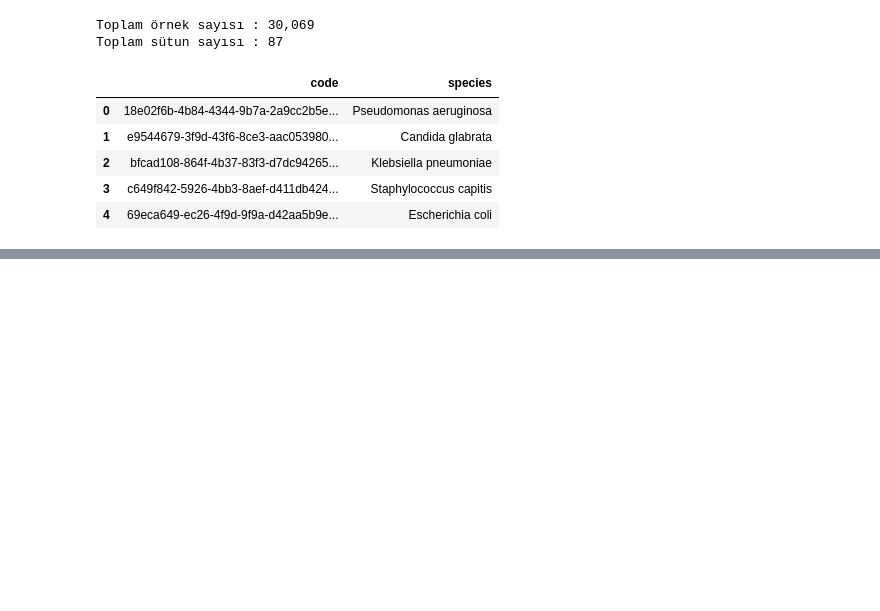
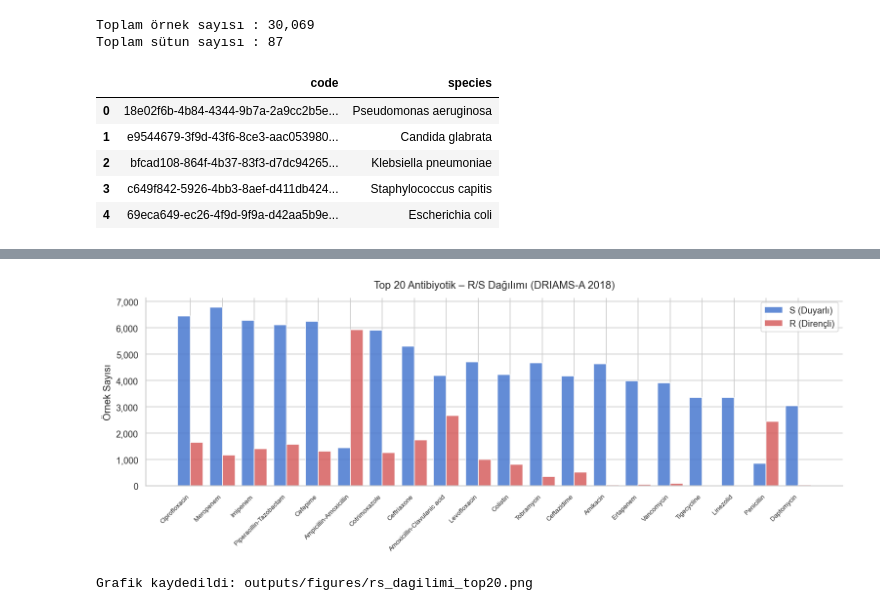
Before and after one commit to mustafag63/amr-prediction, a Jupyter notebook: notebooks/01_eda.ipynb, the cells around one changed output, grey strips where cells are left out. Saved outputs shown, nothing was run; the diff lists cells and outputs as text; code cells hidden in the pictures; blank space fills up the shorter version.

```diff
--- a/notebooks/01_eda.ipynb
+++ b/notebooks/01_eda.ipynb
@@ -30,0 +84,24 @@ Toplam sütun sayısı : 87
+# %%
+# En çok örneği olan 20 antibiyotiği görselleştir
+top20 = summary_df.head(20).copy()
+x = np.arange(len(top20))
+w = 0.4
+
+fig, ax = plt.subplots(figsize=(13, 5))
+ax.bar(x - w/2, top20["S"], width=w, label="S (Duyarlı)",  color="#4878CF", alpha=0.85)
+ax.bar(x + w/2, top20["R"], width=w, label="R (Dirençli)", color="#D65F5F", alpha=0.85)
+
+ax.set_xticks(x)
+ax.set_xticklabels(top20["antibiyotik"], rotation=45, ha="right", fontsize=8)
+ax.set_title("Top 20 Antibiyotik – R/S Dağılımı (DRIAMS-A 2018)", fontsize=13, pad=12)
+ax.set_ylabel("Örnek Sayısı")
+ax.yaxis.set_major_formatter(mticker.FuncFormatter(lambda v, _: f"{int(v):,}"))
+ax.legend(frameon=True)
+sns.despine()
+plt.tight_layout()
+plt.savefig("../outputs/figures/rs_dagilimi_top20.png", dpi=150)
+plt.show()
+print("Grafik kaydedildi: outputs/figures/rs_dagilimi_top20.png")
+# %% [output]
+[figure, added]
+Grafik kaydedildi: outputs/figures/rs_dagilimi_top20.png
```
Also changed, not shown: parts of 8 cells of this notebook, 4 other files.
